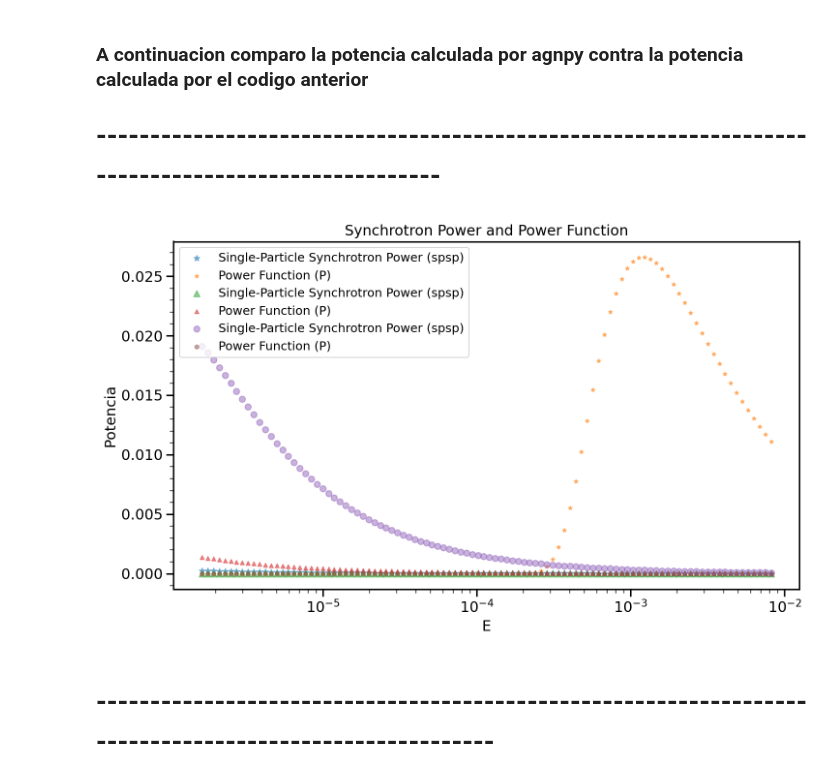
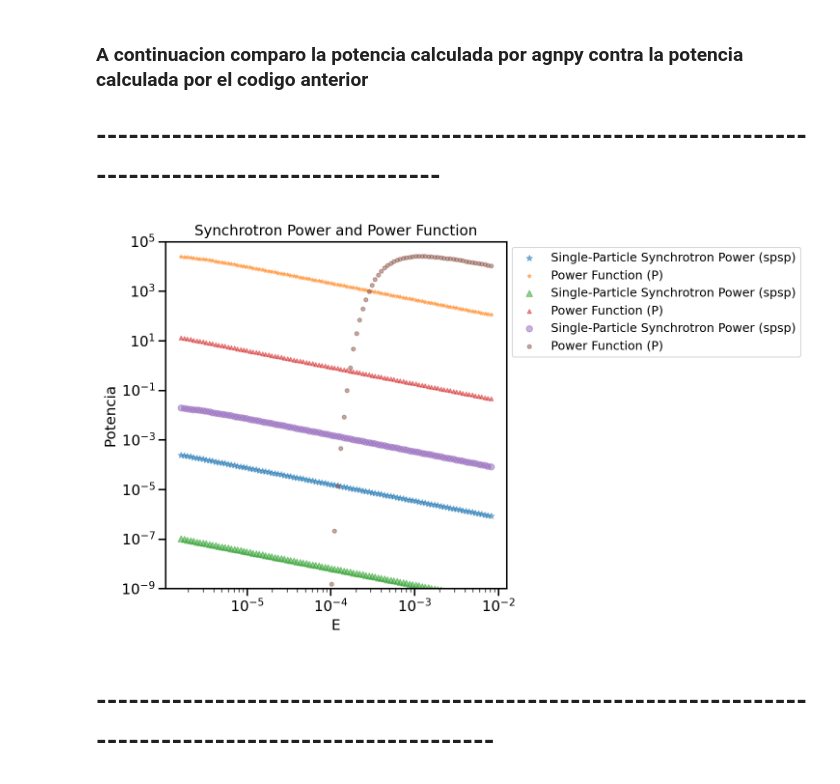
Before and after one commit to santimda/ExtendedJet, a Jupyter notebook: emisividad1.ipynb, the cells around one changed output. Saved outputs shown, nothing was run; the diff lists cells and outputs as text; code cells hidden in the pictures.

```diff
--- a/emisividad1.ipynb
+++ b/emisividad1.ipynb
@@ -36,14 +36,14 @@ def PowerFunction(E_ph, E, B, pitch_angle=np.pi/2):
     R = np.zeros_like(x)
 
     #(Aharonian+2010)
-    R=2.15*np.power(x, 1./3.)*np.power(1.+3.06*x,1./6.)*(1.+0.884*np.power(x,2./3.)+0.471*np.power(x,4./3.))/(1+1.64*np.power(x,2./3.)+0.974*np.power(x,4./3.))*np.exp(-x)
+    #R=2.15*np.power(x, 1./3.)*np.power(1.+3.06*x,1./6.)*(1.+0.884*np.power(x,2./3.)+0.471*np.power(x,4./3.))/(1+1.64*np.power(x,2./3.)+0.974*np.power(x,4./3.))*np.exp(-x)
 
-    # #Function G(x), (Aharonian+2010)
-    # term_1_num = 1.808 * np.power(x, 1 / 3)
-    # term_1_denom = np.sqrt(1 + 3.4 * np.power(x, 2 / 3))
-    # term_2_num = 1 + 2.21 * np.power(x, 2 / 3) + 0.347 * np.power(x, 4 / 3)
-    # term_2_denom = 1 + 1.353 * np.power(x, 2 / 3) + 0.217 * np.power(x, 4 / 3)
-    # R=term_1_num / term_1_denom * term_2_num / term_2_denom * np.exp(-x)
+    #Function G(x), (Aharonian+2010)
+    term_1_num = 1.808 * np.power(x, 1 / 3)
+    term_1_denom = np.sqrt(1 + 3.4 * np.power(x, 2 / 3))
+    term_2_num = 1 + 2.21 * np.power(x, 2 / 3) + 0.347 * np.power(x, 4 / 3)
+    term_2_denom = 1 + 1.353 * np.power(x, 2 / 3) + 0.217 * np.power(x, 4 / 3)
+    R=term_1_num / term_1_denom * term_2_num / term_2_denom * np.exp(-x)
 
 
     # #(Finke+2008)
@@ -131,36 +131,37 @@ for i, e_ in enumerate(E_ph):
 # %%
 #Basic plotting code
 
 # Plotting
 plt.figure(figsize=(10, 6))
 
 # Plot single-particle synchrotron power
 plt.scatter(gamma*m_e*c**2, spsp[56], label="Single-Particle Synchrotron Power (spsp)", marker='*', alpha=0.5)
 # Plot power function
 plt.scatter(E, P[56], label="Power Function (P)", s=15, marker='*', alpha=0.5)
 
 # Plot single-particle synchrotron power
 plt.scatter(gamma*m_e*c**2, spsp[0], label="Single-Particle Synchrotron Power (spsp)", marker='^', alpha=0.5)
 # Plot power function
 plt.scatter(E, P[0], label="Power Function (P)", s=15, marker='^', alpha=0.5)
 
 # Plot single-particle synchrotron power
 plt.scatter(gamma*m_e*c**2, spsp[89], label="Single-Particle Synchrotron Power (spsp)", marker='o', alpha=0.5)
 # Plot power function
 plt.scatter(E, P[89], label="Power Function (P)", s=15, marker='o', alpha=0.5)
 
 # Labels and title
 plt.xlabel("E")
 plt.ylabel("Potencia")
 plt.title("Synchrotron Power and Power Function")
-plt.legend()
+plt.legend(bbox_to_anchor=[1, 1])
 plt.grid()
-#plt.xlim(-1e-8,1e-8)
+plt.ylim(1e-9,1e5)
 plt.xscale('log')
+plt.yscale('log')
 # Show the plot
 plt.show()
 # %% [output]
-[figure, old version]
+[figure, new version]
 # %% [markdown]
 # -------------------------------------------------------------------------------------------------------
 # %%
```
Also changed, not shown: parts of 3 cells of this notebook.
